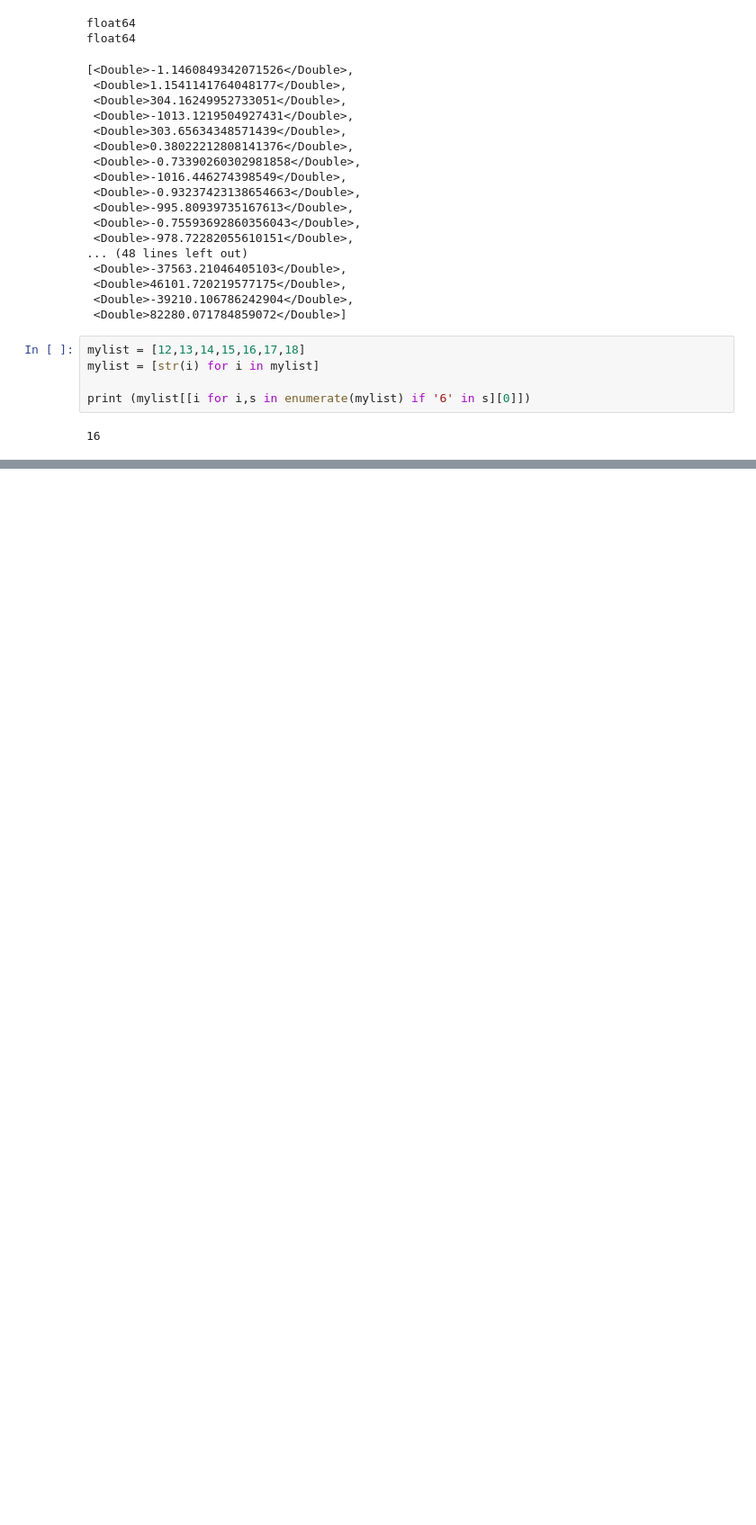
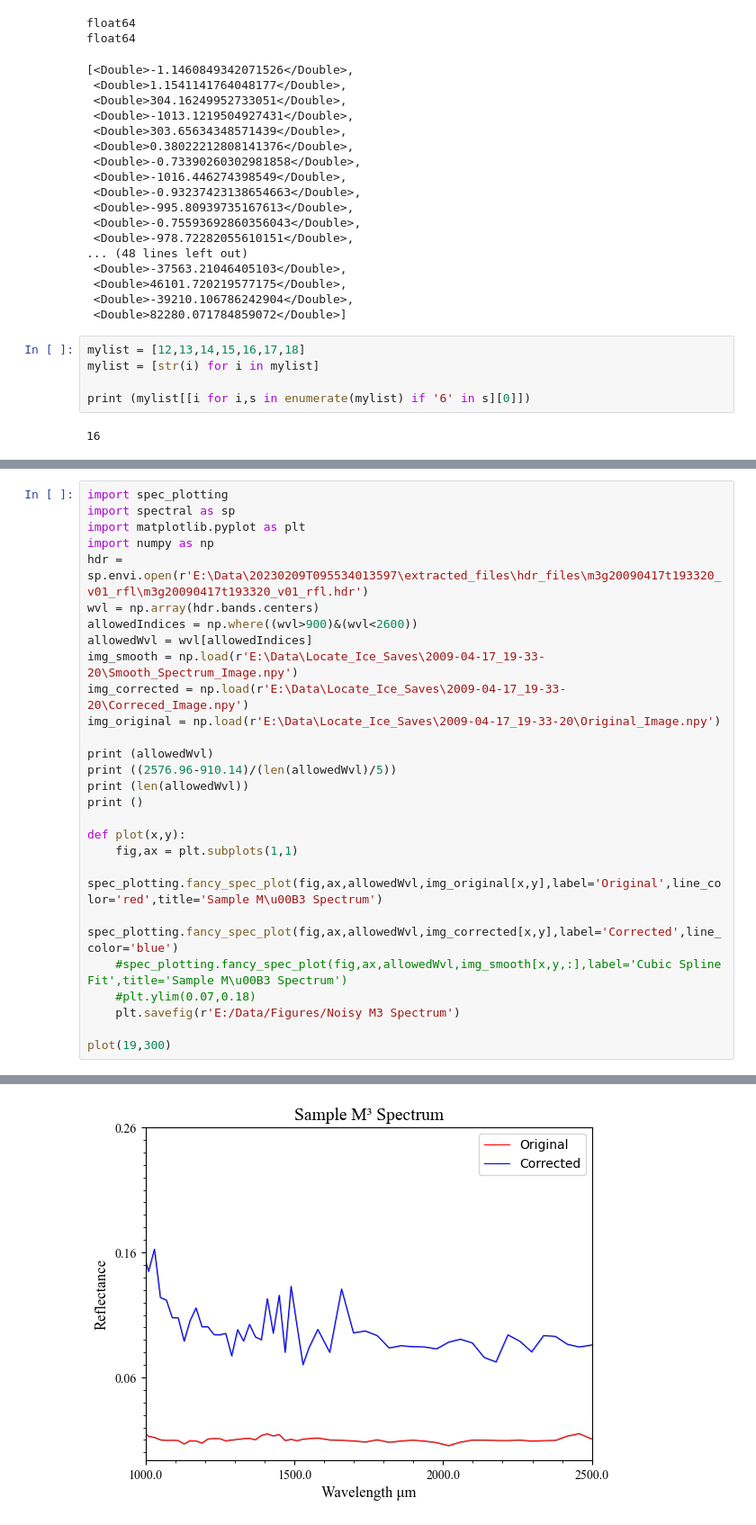
Before and after one commit to z-vig/M3_Pro, a Jupyter notebook: testing.ipynb, the cells around one changed output, grey strips where cells are left out. Shown at 90% size. Saved outputs shown, nothing was run; the diff lists cells and outputs as text; blank space fills up the shorter version.

```diff
--- a/testing.ipynb
+++ b/testing.ipynb
@@ -395,0 +430,28 @@ print (mylist[[i for i,s in enumerate(mylist) if '6' in s][0]])
+# %%
+import spec_plotting
+import spectral as sp
+import matplotlib.pyplot as plt
+import numpy as np
+hdr = sp.envi.open(r'E:\Data\20230209T095534013597\extracted_files\hdr_files\m3g20090417t193320_v01_rfl\m3g20090417t193320_v01_rfl.hdr')
+wvl = np.array(hdr.bands.centers)
+allowedIndices = np.where((wvl>900)&(wvl<2600))
+allowedWvl = wvl[allowedIndices]
+img_smooth = np.load(r'E:\Data\Locate_Ice_Saves\2009-04-17_19-33-20\Smooth_Spectrum_Image.npy')
+img_corrected = np.load(r'E:\Data\Locate_Ice_Saves\2009-04-17_19-33-20\Correced_Image.npy')
+img_original = np.load(r'E:\Data\Locate_Ice_Saves\2009-04-17_19-33-20\Original_Image.npy')
+
+print (allowedWvl)
+print ((2576.96-910.14)/(len(allowedWvl)/5))
+print (len(allowedWvl))
+print ()
+
+def plot(x,y):
+    fig,ax = plt.subplots(1,1)
+    spec_plotting.fancy_spec_plot(fig,ax,allowedWvl,img_original[x,y],label='Original',line_color='red',title='Sample M\u00B3 Spectrum')
+    spec_plotting.fancy_spec_plot(fig,ax,allowedWvl,img_corrected[x,y],label='Corrected',line_color='blue')
+    #spec_plotting.fancy_spec_plot(fig,ax,allowedWvl,img_smooth[x,y,:],label='Cubic Spline Fit',title='Sample M\u00B3 Spectrum')
+    #plt.ylim(0.07,0.18)
+    plt.savefig(r'E:/Data/Figures/Noisy M3 Spectrum')
+
+plot(19,300)
+# %% [output]
@@ -395,0 +467 @@ print (mylist[[i for i,s in enumerate(mylist) if '6' in s][0]])
+[figure, added]
```
Also changed, not shown: parts of 4 cells of this notebook, 2 other files.
